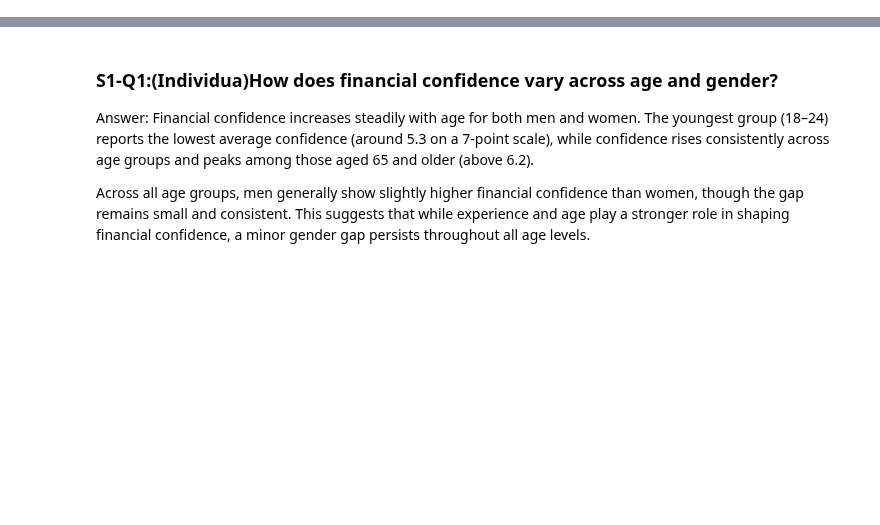
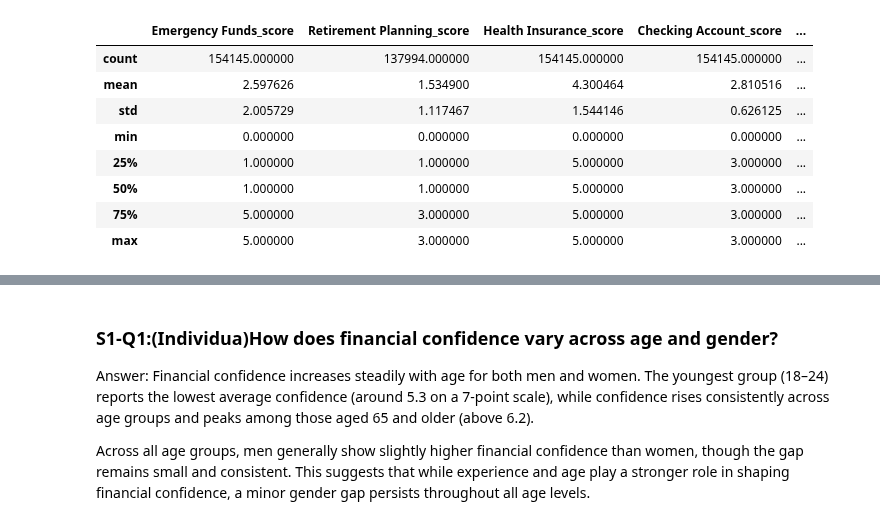
Before and after one commit to Fasty8/ba780-fall25-a08, a Jupyter notebook: FINRA National Financial Capability Study/yinyue_Visualizations.ipynb, the cells around one changed output, grey strips where cells are left out. Saved outputs shown, nothing was run; the diff lists cells and outputs as text; code cells hidden in the pictures; blank space fills up the shorter version.

```diff
--- a/FINRA National Financial Capability Study/yinyue_Visualizations.ipynb
+++ b/FINRA National Financial Capability Study/yinyue_Visualizations.ipynb
@@ -21,0 +95,12 @@ sunset_orange_blue = LinearSegmentedColormap.from_list(
+# %%
+df.describe()
+# %% [output]
+|  | Emergency Funds_score | Retirement Planning_score | Health Insurance_score | Checking Account_score | ... |
+| count | 154145.000000 | 137994.000000 | 154145.000000 | 154145.000000 | ... |
+| mean | 2.597626 | 1.534900 | 4.300464 | 2.810516 | ... |
+| std | 2.005729 | 1.117467 | 1.544146 | 0.626125 | ... |
+| min | 0.000000 | 0.000000 | 0.000000 | 0.000000 | ... |
+| 25% | 1.000000 | 1.000000 | 5.000000 | 3.000000 | ... |
+| 50% | 1.000000 | 1.000000 | 5.000000 | 3.000000 | ... |
+| 75% | 5.000000 | 3.000000 | 5.000000 | 3.000000 | ... |
+| max | 5.000000 | 3.000000 | 5.000000 | 3.000000 | ... |
```
Also changed, not shown: parts of 21 cells of this notebook.
